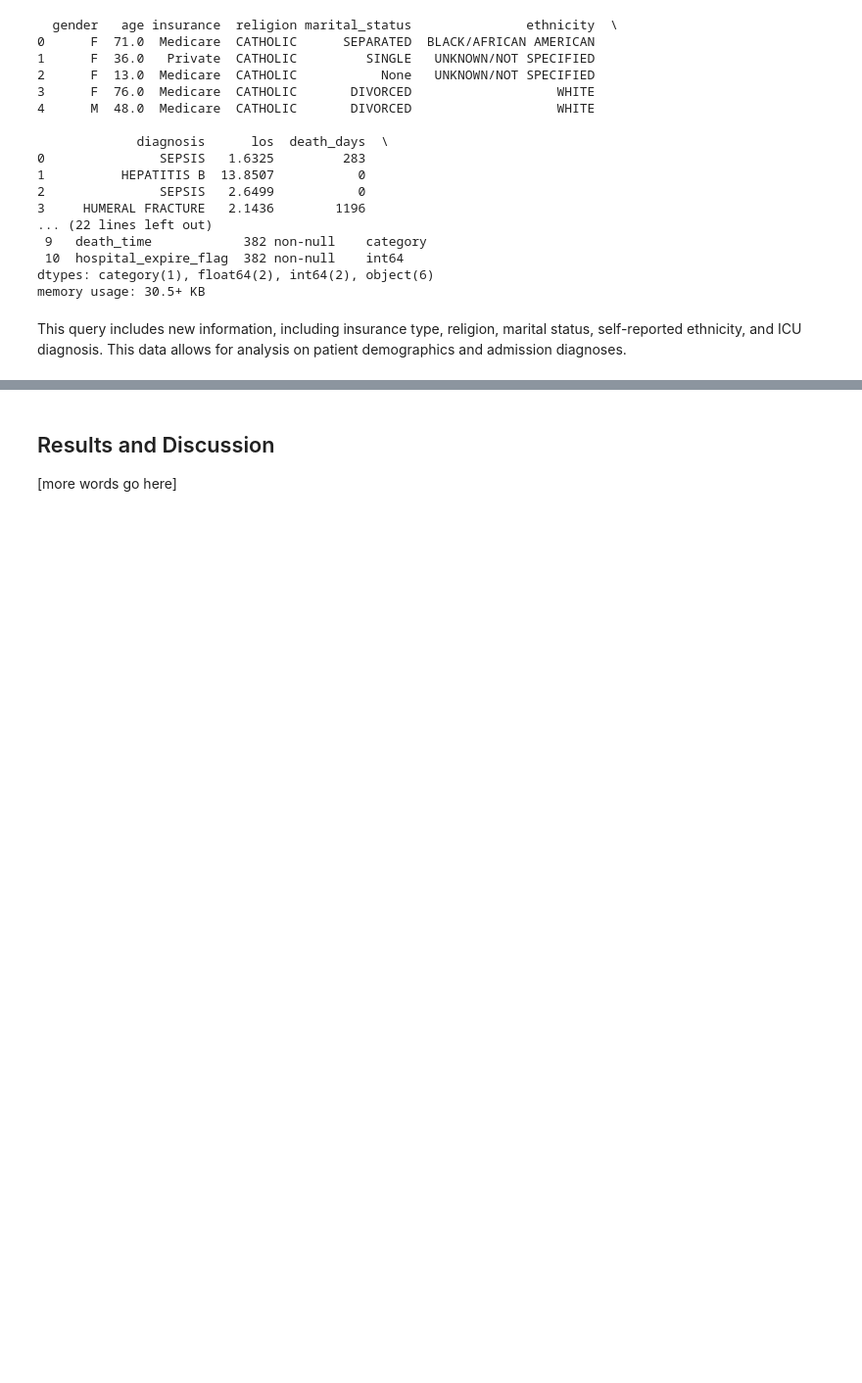
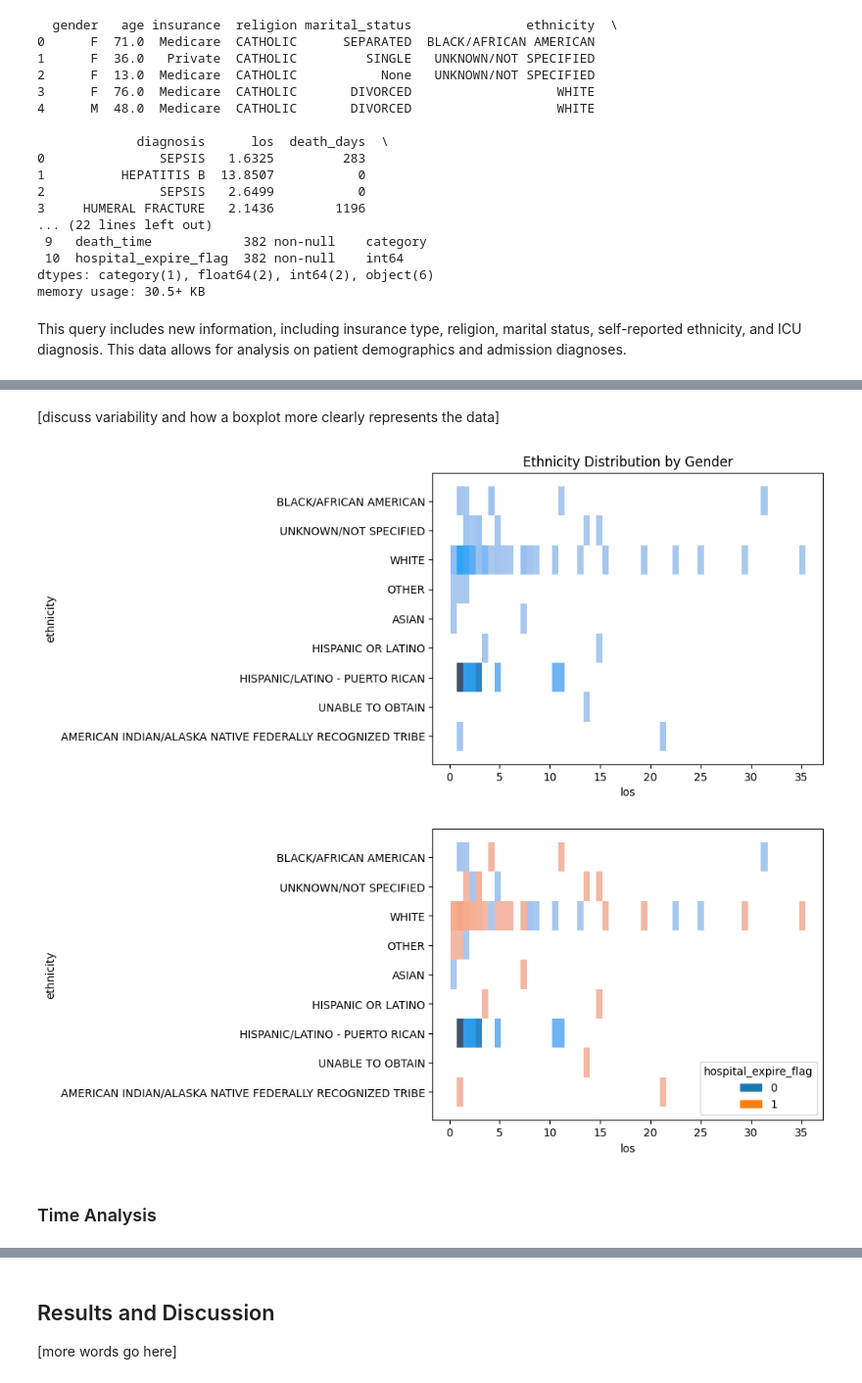
Before and after one commit to punstack/Health-Care-Analytics, a Jupyter notebook: eda.ipynb, the cells around one changed output, grey strips where cells are left out. Shown: that part at 98% size. Drawn from its saved outputs; the diff is of its cells as text; code cells hidden in the pictures; blank space fills up the shorter version.

```diff
--- a/eda.ipynb
+++ b/eda.ipynb
@@ -193,0 +205,13 @@ memory usage: 6.2+ KB
+# %% [markdown]
+[discuss variability and how a boxplot more clearly represents the data]
+# %%
+sns.histplot(data=df_b, y='ethnicity', x = 'los')
+plt.title('Ethnicity Distribution by Gender')
+plt.show()
+
+ax = sns.histplot(data=df_b, y='ethnicity', x = 'los', hue = 'hospital_expire_flag', multiple='stack')
+sns.move_legend(ax, loc = 'lower right')
+plt.show()
+# %% [output]
+[figure, added]
+[figure, added]
@@ -193,0 +220,2 @@ memory usage: 6.2+ KB
+# %% [markdown]
+### Time Analysis
```
Also changed, not shown: parts of 28 cells of this notebook, 1 other file.
